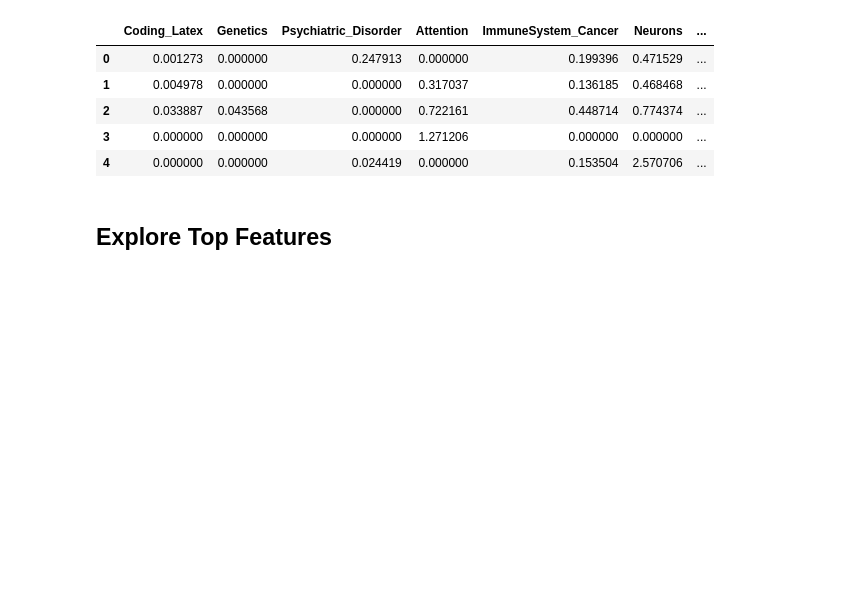
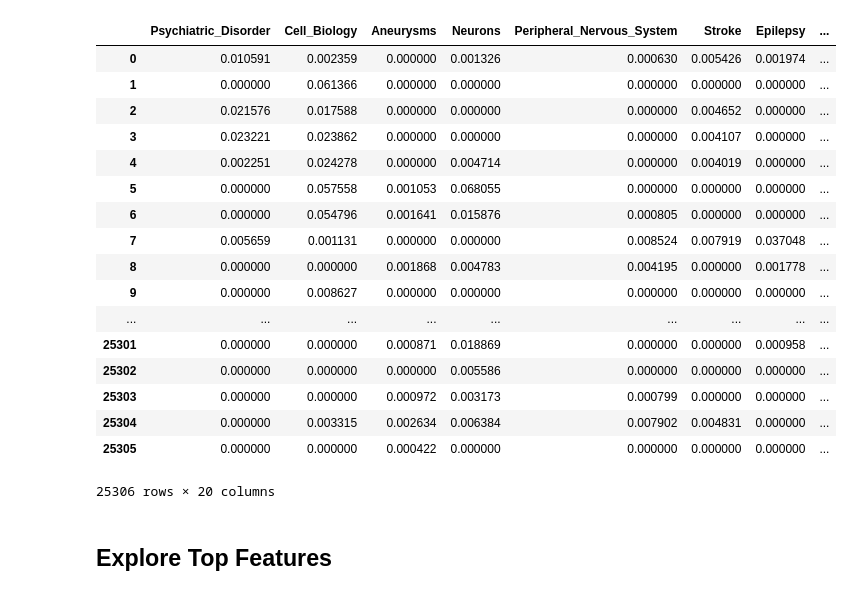
Before and after one commit to rshap91/NeuroSciJournalArticles, a Jupyter notebook: Clustering.ipynb, the cells around one changed output. Saved outputs shown, nothing was run; the diff lists cells and outputs as text; code cells hidden in the pictures; blank space fills up the shorter version.

```diff
--- a/Clustering.ipynb
+++ b/Clustering.ipynb
@@ -101,3 +66,15 @@ components_df
+# %%
+cols = ['Psychiatric_Disorder', 'Cell_Biology', 'Aneurysms', 'Neurons',
+       'Peripheral_Nervous_System', 'Stroke', 'Epilepsy', 'Latex', 'Sclerosis',
+       'Sleep', 'Cancer', 'Migraine_&_IBS','Procedural_Learning', 'Alzheimers_Dementia',
+       'Parkinsons']
+
+components_df.columns = cols
+
+# unicode error
+components_df.ix[5,'Alzheimers_Dementia'] = "aB"
+
+components_df.to_csv('csvs/components_df.csv')
 # %%
 text_nmf.columns
 # %% [output]
@@ -112,14 +89,26 @@ text_nmf['Date'] = list(map(lambda j: j[2], joined))
 
 text_nmf.columns = cols +['ID', 'Journal', 'Date']
 # %%
-text_nmf.head()
+text_nmf
 # %% [output]
-|  | Coding_Latex | Genetics | Psychiatric_Disorder | Attention | ImmuneSystem_Cancer | Neurons | ... |
-| 0 | 0.001273 | 0.000000 | 0.247913 | 0.000000 | 0.199396 | 0.471529 | ... |
-| 1 | 0.004978 | 0.000000 | 0.000000 | 0.317037 | 0.136185 | 0.468468 | ... |
-| 2 | 0.033887 | 0.043568 | 0.000000 | 0.722161 | 0.448714 | 0.774374 | ... |
-| 3 | 0.000000 | 0.000000 | 0.000000 | 1.271206 | 0.000000 | 0.000000 | ... |
-| 4 | 0.000000 | 0.000000 | 0.024419 | 0.000000 | 0.153504 | 2.570706 | ... |
+|  | Psychiatric_Disorder | Cell_Biology | Aneurysms | Neurons | Peripheral_Nervous_System | Stroke | Epilepsy | ... |
+| 0 | 0.010591 | 0.002359 | 0.000000 | 0.001326 | 0.000630 | 0.005426 | 0.001974 | ... |
+| 1 | 0.000000 | 0.061366 | 0.000000 | 0.000000 | 0.000000 | 0.000000 | 0.000000 | ... |
+| 2 | 0.021576 | 0.017588 | 0.000000 | 0.000000 | 0.000000 | 0.004652 | 0.000000 | ... |
+| 3 | 0.023221 | 0.023862 | 0.000000 | 0.000000 | 0.000000 | 0.004107 | 0.000000 | ... |
+| 4 | 0.002251 | 0.024278 | 0.000000 | 0.004714 | 0.000000 | 0.004019 | 0.000000 | ... |
+| 5 | 0.000000 | 0.057558 | 0.001053 | 0.068055 | 0.000000 | 0.000000 | 0.000000 | ... |
+| 6 | 0.000000 | 0.054796 | 0.001641 | 0.015876 | 0.000805 | 0.000000 | 0.000000 | ... |
+| 7 | 0.005659 | 0.001131 | 0.000000 | 0.000000 | 0.008524 | 0.007919 | 0.037048 | ... |
+| 8 | 0.000000 | 0.000000 | 0.001868 | 0.004783 | 0.004195 | 0.000000 | 0.001778 | ... |
+| 9 | 0.000000 | 0.008627 | 0.000000 | 0.000000 | 0.000000 | 0.000000 | 0.000000 | ... |
+| ... | ... | ... | ... | ... | ... | ... | ... | ... |
+| 25301 | 0.000000 | 0.000000 | 0.000871 | 0.018869 | 0.000000 | 0.000000 | 0.000958 | ... |
+| 25302 | 0.000000 | 0.000000 | 0.000000 | 0.005586 | 0.000000 | 0.000000 | 0.000000 | ... |
+| 25303 | 0.000000 | 0.000000 | 0.000972 | 0.003173 | 0.000799 | 0.000000 | 0.000000 | ... |
+| 25304 | 0.000000 | 0.003315 | 0.002634 | 0.006384 | 0.007902 | 0.004831 | 0.000000 | ... |
+| 25305 | 0.000000 | 0.000000 | 0.000422 | 0.000000 | 0.000000 | 0.000000 | 0.000000 | ... |
+25306 rows × 20 columns
 # %%
 # your gonna want to creat features for max topic name and max topic pct
 
```
Also changed, not shown: parts of 23 cells of this notebook, 3 other files.
